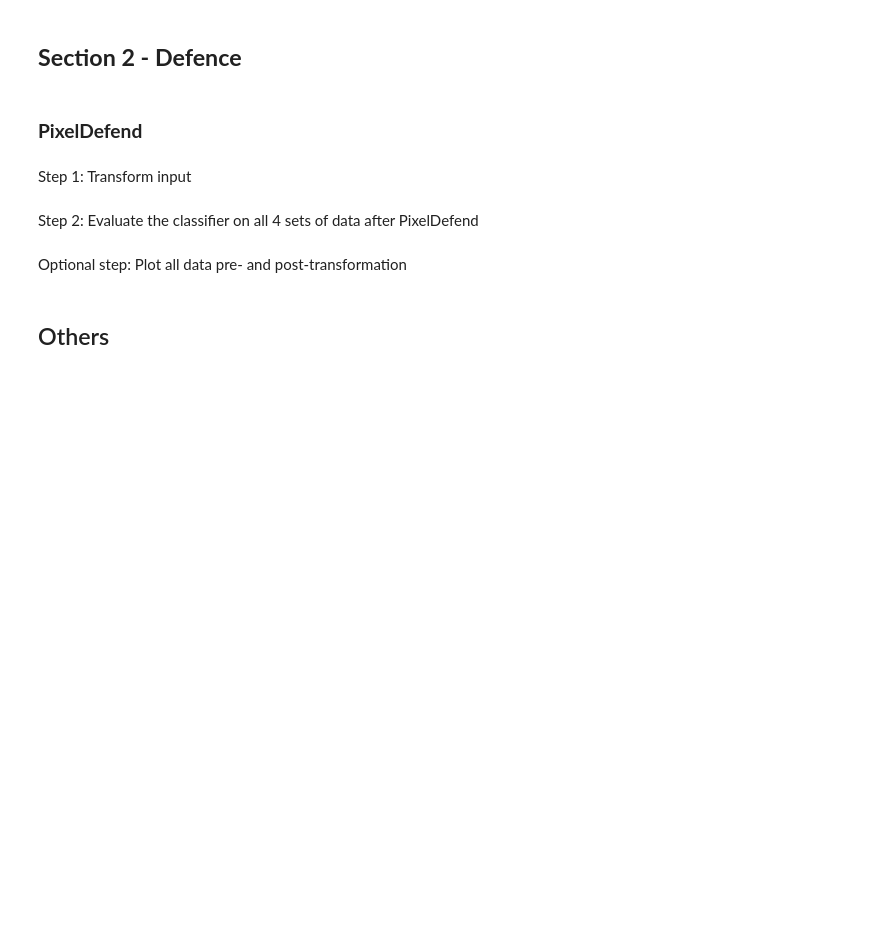
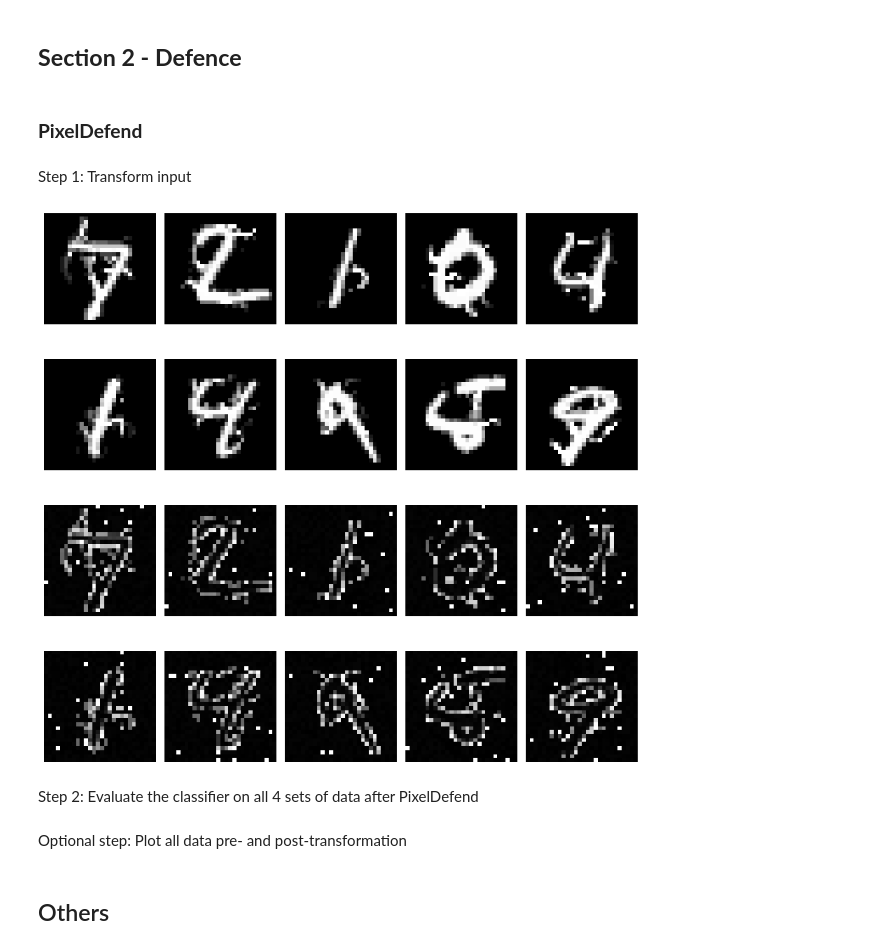
Before and after one commit to aydrienlaw/Adversarial-A.I., a Jupyter notebook: PixelDefend.ipynb, the cells around one changed output. Drawn from its saved outputs; the diff is of its cells as text; code cells hidden in the pictures; blank space fills up the shorter version.

```diff
--- a/PixelDefend.ipynb
+++ b/PixelDefend.ipynb
@@ -59,9 +30,0 @@ class ModelImage(nn.Module):
-# %%
-# Define the network
-model = ModelImage()
-loss_fn = nn.CrossEntropyLoss()
-optimizer = optim.Adam(model.parameters(), lr=0.01)
-pixelcnn = PyTorchClassifier(
-    model=model, loss=loss_fn, optimizer=optimizer, input_shape=(1, 28, 28), nb_classes=10, clip_values=(0, 1)
-)
-defence = PixelDefend(eps=5, pixel_cnn=pixelcnn)
@@ -442,0 +268,18 @@ x_test_adv_fp_pd = defence(x_test_adv_fp * 255)[0] / 255
+# %%
+#plot images
+plt.figure(figsize=(10, 10))
+num = 10
+
+for i in range(num):
+    ax = plt.subplot(4, num/2, i + 1)
+    plt.imshow(x_test_adv[i], cmap='gray')
+    plt.axis("off")
+
+    ax = plt.subplot(4, num/2, i + num + 1)
+    plt.imshow(x_test_adv_pd[i], cmap='gray')
+    plt.axis("off")
+
+plt.tight_layout()
+plt.show()
+# %% [output]
+[figure, added]
```
Also changed, not shown: parts of 44 cells of this notebook, 1 other file.
